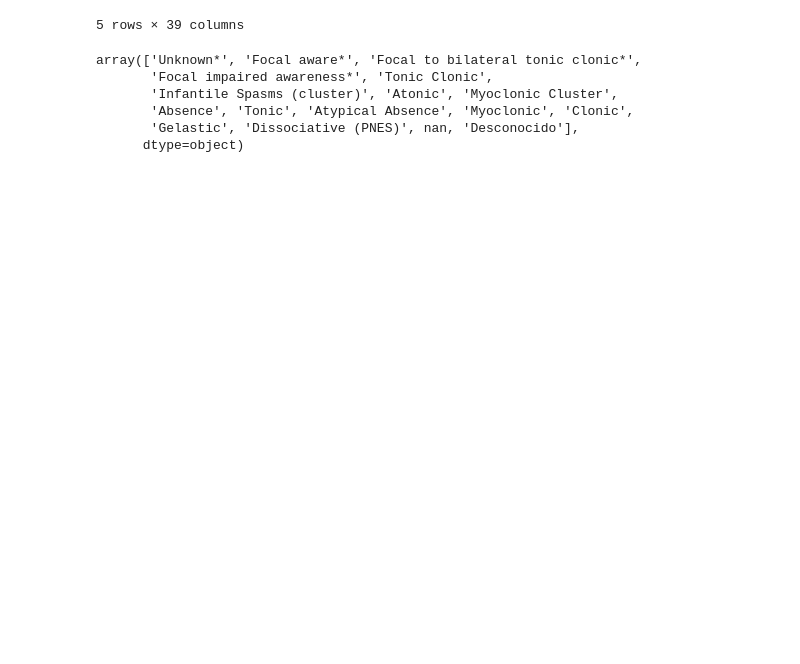
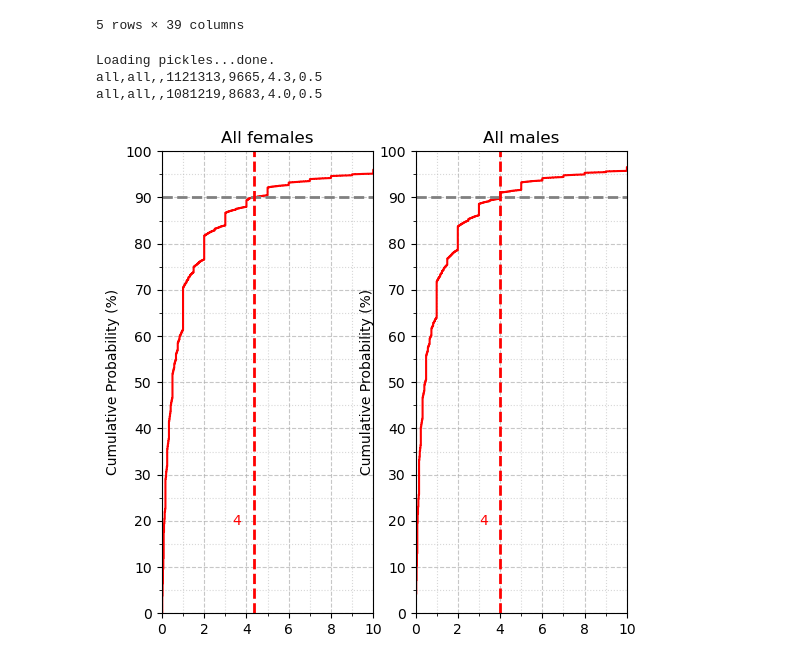
Before and after one commit to GoldenholzLab/sz_duration, a Jupyter notebook: for_paper.ipynb, the cells around one changed output. Saved outputs shown, nothing was run; the diff lists cells and outputs as text; code cells hidden in the pictures; blank space fills up the shorter version.

```diff
--- a/for_paper.ipynb
+++ b/for_paper.ipynb
@@ -575,12 +584,11 @@ Number of invalid dates: 0
 | 2299 | 166981e4caae61 | 2007-11-30 13:45:00 | 0.0 | 0.0 | 0.0 | NaN | NaN | Unknown* | ... |
 | 2300 | 166981e4caae61 | 2007-11-30 12:40:00 | 0.0 | 0.0 | 30.0 | NaN | NaN | Unknown* | ... |
 5 rows × 39 columns
-# %%
-seizures.type.unique()
-# %% [output]
-array(['Unknown*', 'Focal aware*', 'Focal to bilateral tonic clonic*',
-       'Focal impaired awareness*', 'Tonic Clonic',
-       'Infantile Spasms (cluster)', 'Atonic', 'Myoclonic Cluster',
-       'Absence', 'Tonic', 'Atypical Absence', 'Myoclonic', 'Clonic',
-       'Gelastic', 'Dissociative (PNES)', nan, 'Desconocido'],
-      dtype=object)
+# %%
+from duration import check_gender
+check_gender()
+# %% [output]
+Loading pickles...done.
+all,all,,1121313,9665,4.3,0.5
+all,all,,1081219,8683,4.0,0.5
+[figure, added]
```
Also changed, not shown: parts of 4 cells of this notebook, 10 other files.
